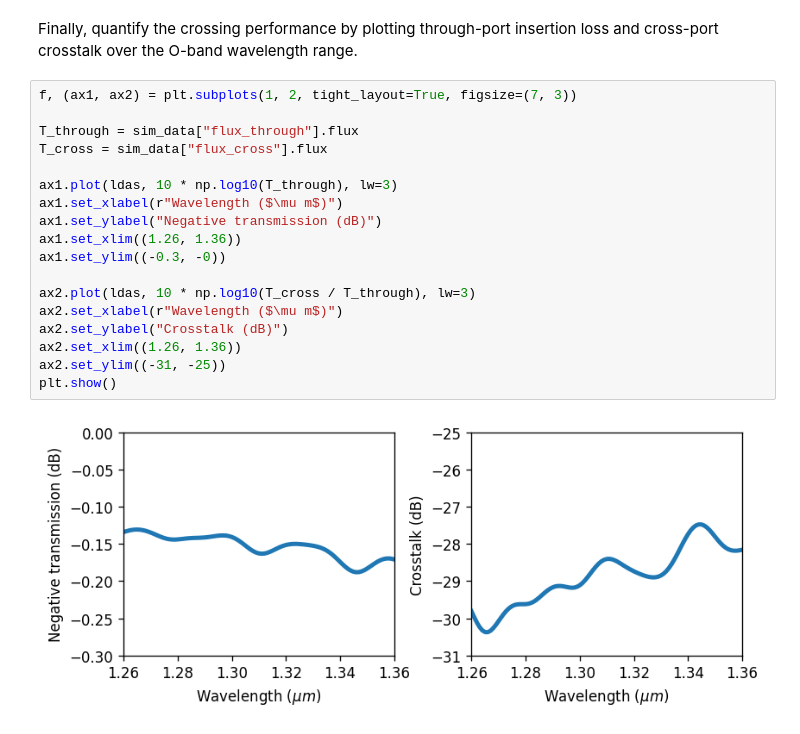
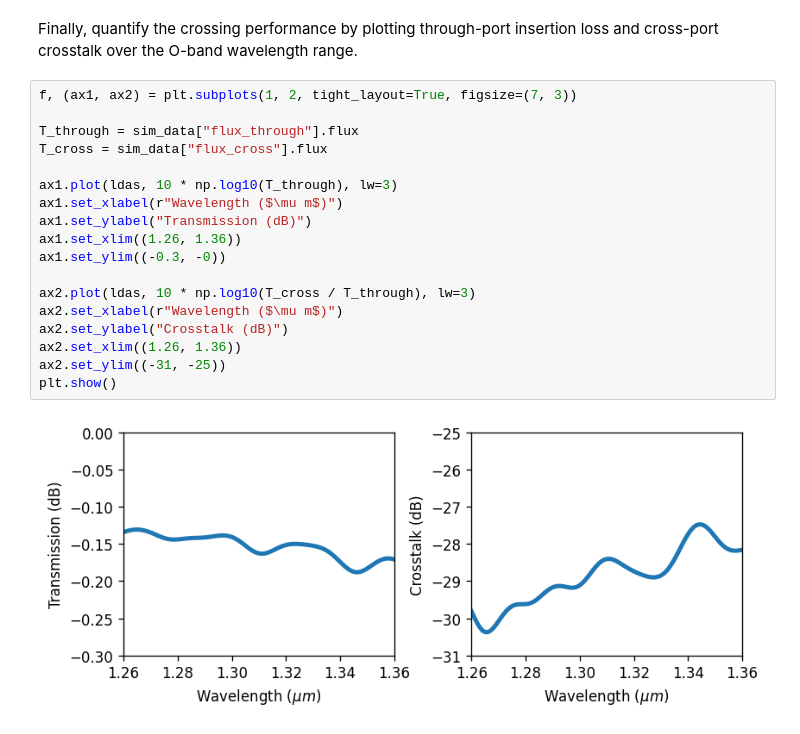
Before and after one commit to QuentinWach/beamz, a Jupyter notebook: examples/notebooks/cosine_waveguide_crossing.ipynb, the cells around one changed output. Cells and saved outputs as stored; diff of their text form.

```diff
--- a/examples/notebooks/cosine_waveguide_crossing.ipynb
+++ b/examples/notebooks/cosine_waveguide_crossing.ipynb
@@ -317,20 +317,20 @@ Finally, quantify the crossing performance by plotting through-port insertion lo
 # %%
 f, (ax1, ax2) = plt.subplots(1, 2, tight_layout=True, figsize=(7, 3))
 
 T_through = sim_data["flux_through"].flux
 T_cross = sim_data["flux_cross"].flux
 
 ax1.plot(ldas, 10 * np.log10(T_through), lw=3)
 ax1.set_xlabel(r"Wavelength ($\mu m$)")
-ax1.set_ylabel("Negative transmission (dB)")
+ax1.set_ylabel("Transmission (dB)")
 ax1.set_xlim((1.26, 1.36))
 ax1.set_ylim((-0.3, -0))
 
 ax2.plot(ldas, 10 * np.log10(T_cross / T_through), lw=3)
 ax2.set_xlabel(r"Wavelength ($\mu m$)")
 ax2.set_ylabel("Crosstalk (dB)")
 ax2.set_xlim((1.26, 1.36))
 ax2.set_ylim((-31, -25))
 plt.show()
 # %% [output]
-[figure, old version]
+[figure, new version]
```
